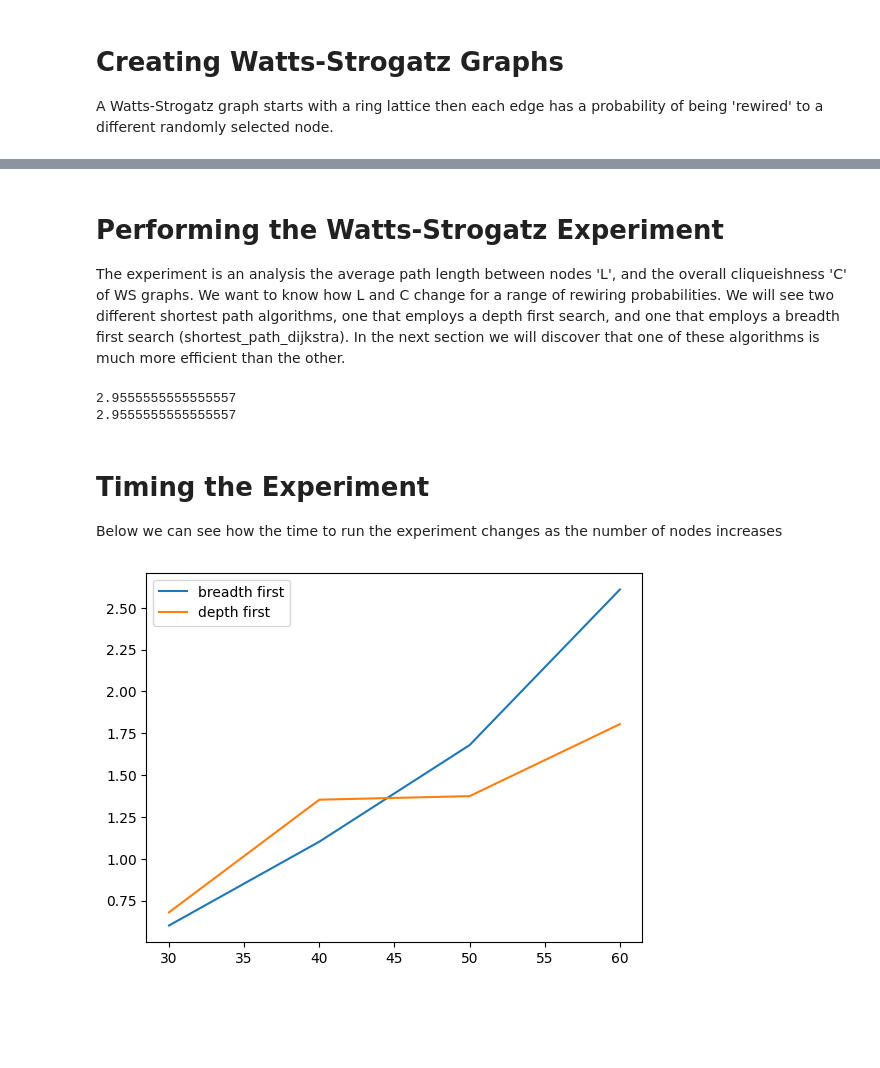
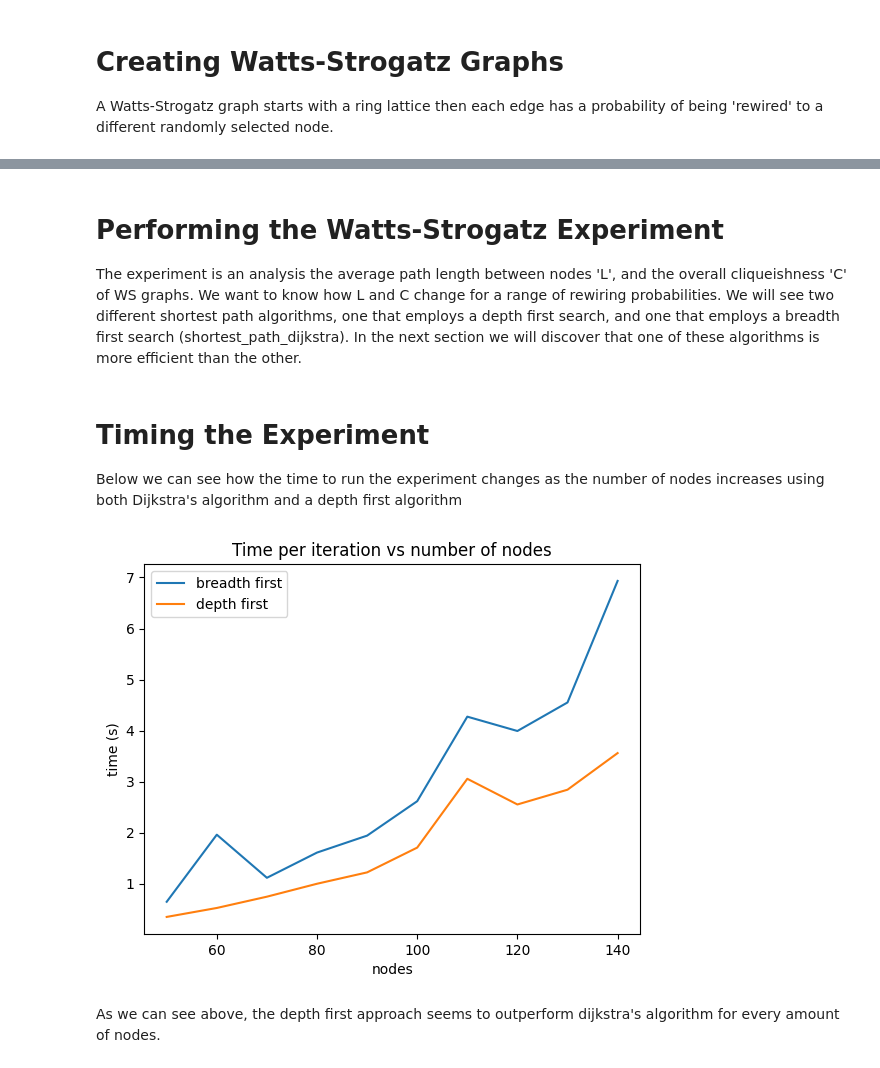
Before and after one commit to sammyfow/cap-comp215, a Jupyter notebook: project1.ipynb, the cells around one changed output, grey strips where cells are left out. Cells and saved outputs as stored; diff of their text form; code cells hidden in the pictures; blank space fills up the shorter version.

```diff
--- a/project1.ipynb
+++ b/project1.ipynb
@@ -103,9 +120,11 @@ draw_ws_graph(Nodes or 10, Neighbours or 4, Probability or 0.5)
 # %% [markdown]
 # Performing the Watts-Strogatz Experiment
 
-The experiment is an analysis the average path length between nodes 'L', and the overall cliqueishness 'C' of WS graphs. We want to know how L and C change for a range of rewiring probabilities. We will see two different shortest path algorithms, one that employs a depth first search, and one that employs a breadth first search (shortest_path_dijkstra). In the next section we will discover that one of these algorithms is much more efficient than the other.
+The experiment is an analysis the average path length between nodes 'L', and the overall cliqueishness 'C' of WS graphs. We want to know how L and C change for a range of rewiring probabilities. We will see two different shortest path algorithms, one that employs a depth first search, and one that employs a breadth first search (shortest_path_dijkstra). In the next section we will discover that one of these algorithms is more efficient than the other.
 # %%
-def node_clustering(G, node):
+def node_clustering(G, node): #from chapter 5.6 of the textbook
+  """Returns the proportion of existing edges vs possible edges for a given
+  node's neighbours, if a node has less than 2 neighbours, it is ignored"""
   neighbours = list(G[node])
   k = len(neighbours)
   if k < 2:
@@ -117,19 +136,28 @@ def node_clustering(G, node):
       edges +=1
   return edges / possible
 
+  test = make_ring_lattice(20, 4)
+  assert node_clustering(test, 0) == 0.5
 
-def clustering_coefficient(G):
+
+def clustering_coefficient(G): #from chapter 5.6 of the textbook
+  """Returns the average of each nodes clustering proportion"""
   cluster = [node_clustering(G, node) for node in list(G)]
   return np.nanmean(cluster)
 
 
-def shortest_path_depth(G):
+def shortest_path_depth(G): #modified from chapter 5.7 of the textbook
+  """Returns the average path length for all pairs of nodes. If no path
+  exists, it is ignored"""
+  #converted to dict from generator
   length_map = dict(nx.shortest_path_length(G))
+  #ignores nodes for which no path exists to avoid NetworkXNoPath error
   lengths = [length_map[u][v] for u, v in better_pairs(G) if v in length_map[u]]
   return np.mean(lengths)
 
 
-def shortest_path_dijkstra(G, source):
+def shortest_path_dijkstra(G, source):  #from chapter 5.11 of the textbook
+  """Dijkstra's single source shortest path algorithm"""
   dist = {source: 0}
   queue = dq([source])
   while queue:
@@ -142,7 +170,8 @@ def shortest_path_dijkstra(G, source):
   return dist
 
 
-def mean_dijkstra(G):
+def mean_dijkstra(G): #written by me
+  """Extends the Dijkstra algorithm to all pairs shortest path"""
   lengths = []
   seen = set()
   for node in G.nodes():
@@ -155,6 +184,8 @@ def mean_dijkstra(G):
 
 
 def run_single_graph_dijkstra(n, k, p):
+  """Returns the clustering coefficient and mean shortest path
+  for a single ws graph using the dijkstra algorithm"""
   ws = make_ws_graph(n, k, p)
   cc = clustering_coefficient(ws)
   msp = mean_dijkstra(ws)
@@ -162,6 +193,8 @@ def run_single_graph_dijkstra(n, k, p):
 
 
 def run_single_graph_depth(n, k, p):
+  """Returns the clustering coefficient and mean shortest path
+  for a single ws graph using the depth firts shortest path algorithm"""
   ws = make_ws_graph(n, k, p)
   cc = clustering_coefficient(ws)
   msp = shortest_path_depth(ws)
@@ -170,6 +203,8 @@ def run_single_graph_depth(n, k, p):
 
 ps = np.logspace(-5, 0, 10)
 def run_experiment_dijkstra(n, k, iters):
+  """Returns an array of the results using the dijkstra algorithm for various rewiring
+  propabilities"""
   results = []
   for p in ps:
     trials = [run_single_graph_dijkstra(n, k, p) for t in range(iters)]
@@ -179,30 +214,32 @@ def run_experiment_dijkstra(n, k, iters):
 
 
 def run_experiment_depth(n, k, iters):
+  """Returns an array of the results using the depth first algorithm
+  for various rewiring propabilities"""
   results = []
   for p in ps:
     trials = [run_single_graph_depth(n, k, p) for t in range(iters)]
     means = np.array(trials).mean(axis=0)
     results.append(means)
   return np.array(results)
-# %% [output]
-2.9555555555555557
-2.9555555555555557
 # %% [markdown]
 # Timing the Experiment
 
-Below we can see how the time to run the experiment changes as the number of nodes increases
+Below we can see how the time to run the experiment changes as the number of nodes increases using both Dijkstra's algorithm and a depth first algorithm
 # %%
 """Enter an upper and lower bound for the number of nodes"""
 Minimum = int()
 Maximum = int()
 
-nodes = range(Minimum or 10, Maximum or 50, 10)
-timings_dijk = [timeit(lambda: run_experiment_dijkstra(node, k=node // 5, iters=1), number=20) for node in nodes]
-timings_dpth = [timeit(lambda: run_experiment_depth(node, k=node // 5, iters=1), number=20) for node in nodes]
+nodes = range(Minimum or 50, Maximum or 150, 10)
+timings_dijk = [timeit(lambda: run_experiment_dijkstra(node, k=node // 10, iters=1), number=10) for node in nodes]
+timings_dpth = [timeit(lambda: run_experiment_depth(node, k=node // 10, iters=1), number=10) for node in nodes]
 plt.plot(nodes, timings_dijk, label='breadth first')
 plt.plot(nodes, timings_dpth, label='depth first')
+plt.gca().set(title='Time per iteration vs number of nodes', xlabel='nodes', ylabel='time (s)')
 plt.legend()
 plt.show()
 # %% [output]
-[figure, old version]
+[figure, new version]
+# %% [markdown]
+As we can see above, the depth first approach seems to outperform dijkstra's algorithm for every amount of nodes.
```
Also changed, not shown: parts of 7 cells of this notebook.
